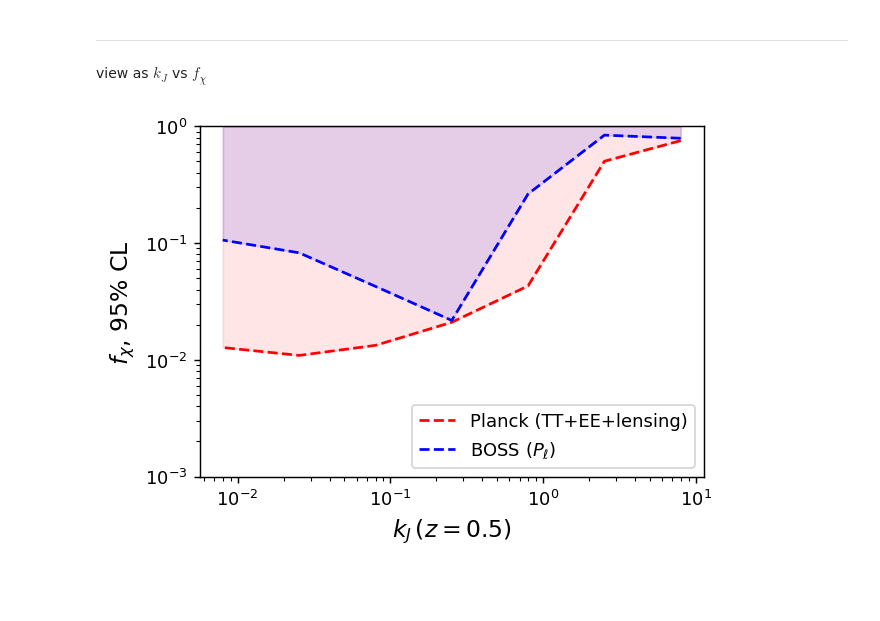
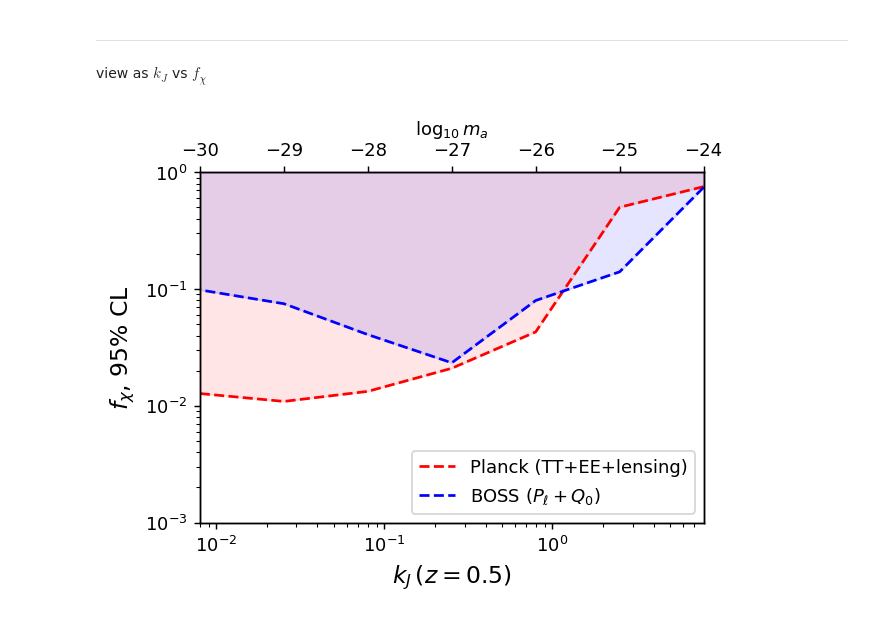
Before and after one commit to fverd/cobaya, a Jupyter notebook: FRA/analyze-grid-of-runs.ipynb, the cells around one changed output. Saved outputs shown, nothing was run; the diff lists cells and outputs as text; code cells hidden in the pictures; blank space fills up the shorter version.

```diff
--- a/FRA/analyze-grid-of-runs.ipynb
+++ b/FRA/analyze-grid-of-runs.ipynb
@@ -205,24 +199,38 @@ WARNING:root:auto bandwidth for br_ngc_z3 very small or failed (h=0.000766945996
 ---
 view as $k_J$ vs $f_\chi$
 # %%
+chains_to_plot_cmb = loadgridchains('/home/fverdian/cobaya/chains-ulysses/axigrid_cmb_only')
+mymavals = np.array([samp.ma_val for samp in chains_to_plot_cmb])
 myhvals = np.array([samp.getMargeStats().parWithName('h').mean for samp in chains_to_plot_cmb])
 mykJvals= np.sqrt(3.336e-04 * myhvals * pow(10.,(mymavals)) * 1.56e29)/myhvals * (0.6666)**0.25
 myfxlim_cmb = [samp.getMargeStats().parWithName('fx').limits[1].upper for samp in chains_to_plot_cmb]
 myfxlim_boss = [samp.getMargeStats().parWithName('fx').limits[1].upper for samp in chains_to_plot_boss]
 
-plt.figure(figsize=(5,3.5), dpi=130)
-plt.plot(mykJvals, myfxlim_cmb, 'r--',label='Planck (TT+EE+lensing)')
-plt.fill_between(mykJvals, myfxlim_cmb, y2=1, interpolate=True, color='r', alpha=0.1)
+fig, ax1 = plt.subplots(figsize=(5,3.5), dpi=130)
 
-plt.plot(mykJvals, myfxlim_boss, 'b--',label='BOSS ($P_\ell$)')
-plt.fill_between(mykJvals, myfxlim_boss, y2=1, interpolate=True, color='b', alpha=0.1)
+ax1.plot(mykJvals, myfxlim_cmb, 'r--',label='Planck (TT+EE+lensing)')
+ax1.fill_between(mykJvals, myfxlim_cmb, y2=1, interpolate=True, color='r', alpha=0.1)
 
-plt.ylim([1.e-3,1.])
-plt.yscale('log')
-plt.xscale('log')
-plt.xlabel(r'$k_J\,(z=0.5)$', fontsize=13)
-plt.ylabel(r'$f_\chi$, 95% CL', fontsize=13)
-plt.legend(loc='lower right')
+ax1.plot(mykJvals, myfxlim_boss, 'b--',label='BOSS ($P_\ell+Q_0$)')
+ax1.fill_between(mykJvals, myfxlim_boss, y2=1, interpolate=True, color='b', alpha=0.1)
+
+
+
+ax1.set_xlim([mykJvals[-1],mykJvals[0]])
+ax1.set_ylim([1.e-3,1.])
+ax1.set_yscale('log')
+ax1.set_xscale('log')
+ax1.set_xlabel(r'$k_J\,(z=0.5)$', fontsize=13)
+ax1.set_ylabel(r'$f_\chi$, 95% CL', fontsize=13)
+ax1.legend(loc='lower right')
+
+# Creating a secondary x-axis
+ax2 = ax1.twiny()
+ax2.set_xlim([mymavals[-1],mymavals[0]])
+plt.scatter(mymavals, myfxlim_cmb, alpha=0.)  # giusto per plottare qualcosa
+
+ax2.set_xlabel(r'$\log_{10}m_a$')
+
 plt.show()
 # %% [output]
-[figure, old version]
+[figure, new version]
```
Also changed, not shown: parts of 4 cells of this notebook, 7 other files.
